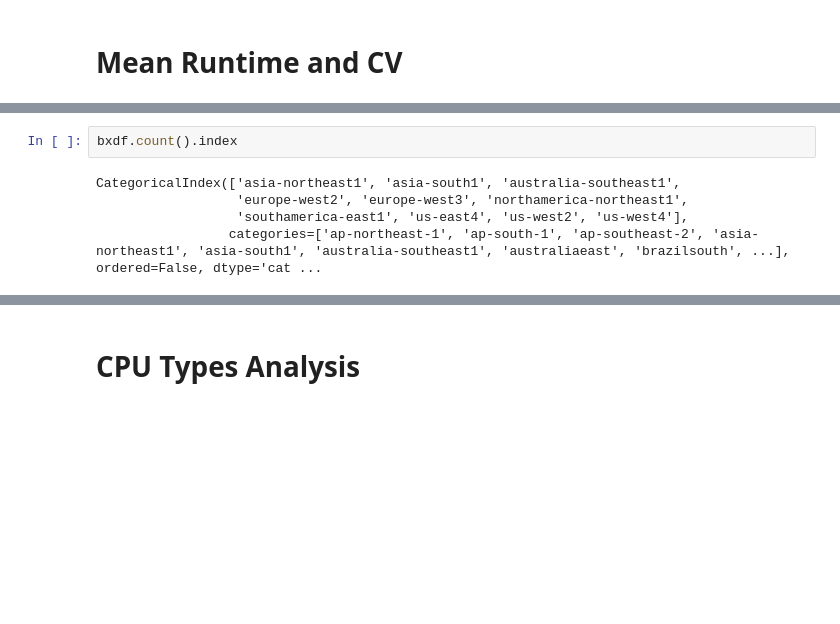
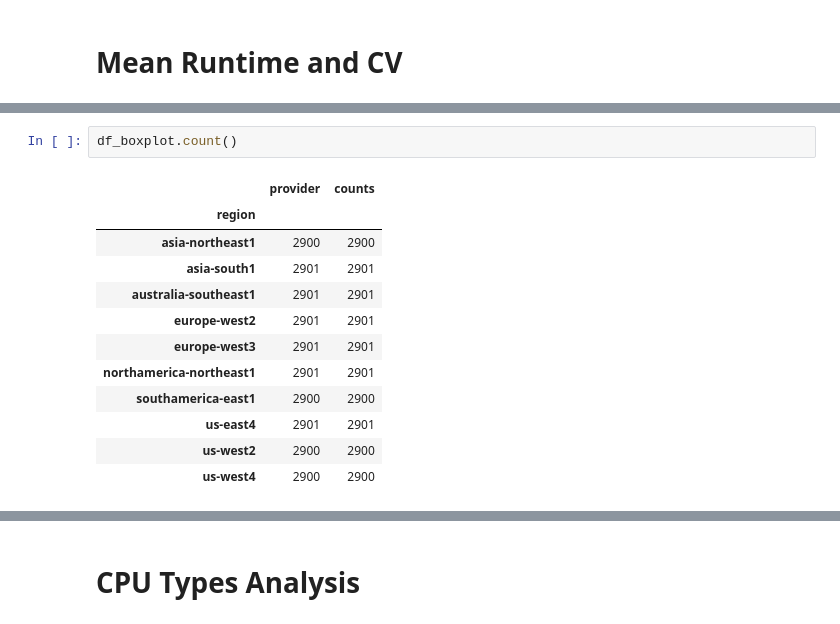
Before and after one commit to l8518/geot-faas, a Jupyter notebook: 020_region_analysis.ipynb, the cells around one changed output, grey strips where cells are left out. Saved outputs shown, nothing was run; the diff lists cells and outputs as text; blank space fills up the shorter version.

```diff
--- a/020_region_analysis.ipynb
+++ b/020_region_analysis.ipynb
@@ -142,10 +203,18 @@ us-west4                     GCP         West US    0.139732
 # %%
-bxdf.count().index
+df_boxplot.count()
 # %% [output]
-CategoricalIndex(['asia-northeast1', 'asia-south1', 'australia-southeast1',
-                  'europe-west2', 'europe-west3', 'northamerica-northeast1',
-                  'southamerica-east1', 'us-east4', 'us-west2', 'us-west4'],
-                 categories=['ap-northeast-1', 'ap-south-1', 'ap-southeast-2', 'asia-northeast1', 'asia-south1', 'australia-southeast1', 'australiaeast', 'brazilsouth', ...], ordered=False, dtype='cat ...
+|  | provider | counts |
+| region |  |  |
+| asia-northeast1 | 2900 | 2900 |
+| asia-south1 | 2901 | 2901 |
+| australia-southeast1 | 2901 | 2901 |
+| europe-west2 | 2901 | 2901 |
+| europe-west3 | 2901 | 2901 |
+| northamerica-northeast1 | 2901 | 2901 |
+| southamerica-east1 | 2900 | 2900 |
+| us-east4 | 2901 | 2901 |
+| us-west2 | 2900 | 2900 |
+| us-west4 | 2900 | 2900 |
 # %%
 # Mean Runtime with Outliers
 for provider in cov_df.index.get_level_values('provider').unique():
```
Also changed, not shown: parts of 11 cells of this notebook, 4 other files.
